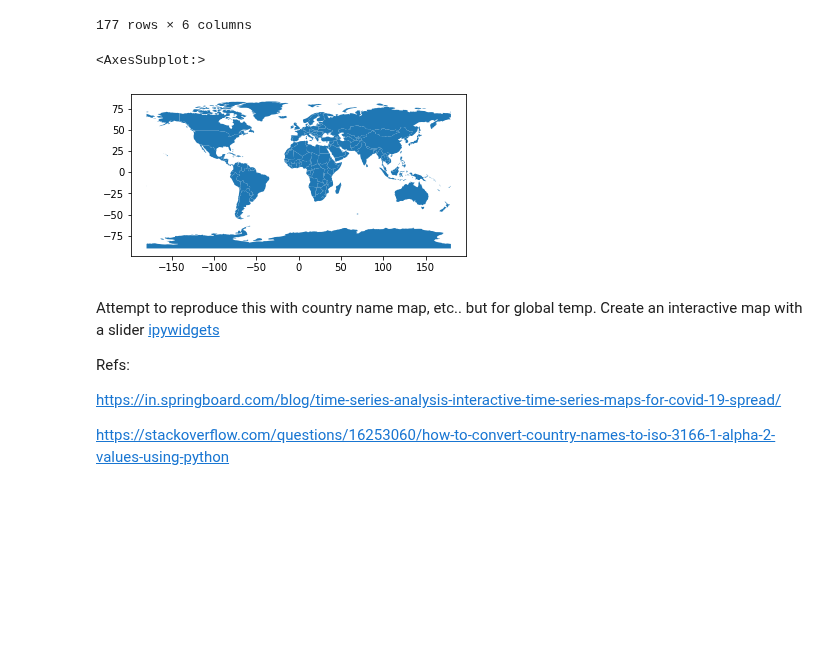
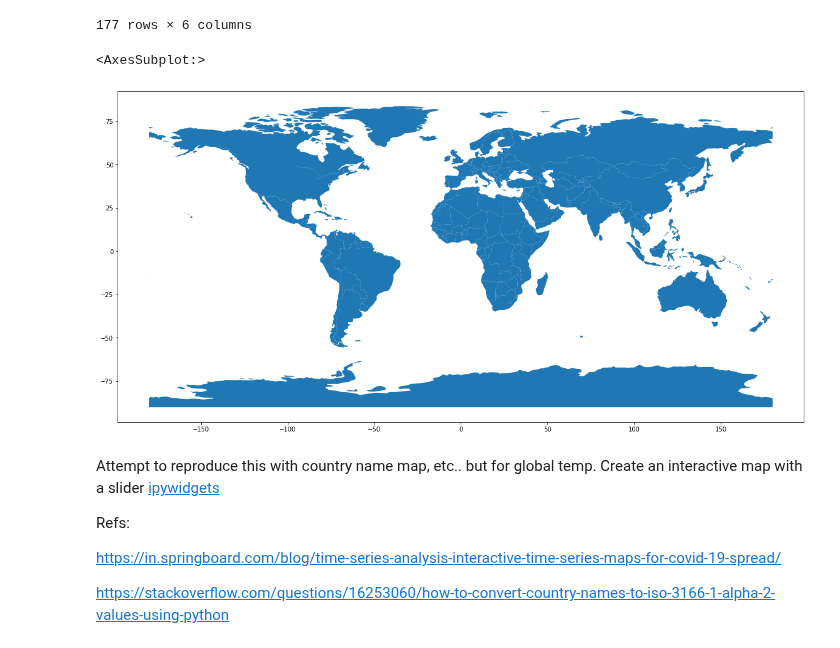
Before and after one commit to mblackstock/ds1-analytics, a Jupyter notebook: projects/Global_Warming.ipynb, the cells around one changed output. Drawn from its saved outputs; the diff is of its cells as text; code cells hidden in the pictures; blank space fills up the shorter version.

```diff
--- a/projects/Global_Warming.ipynb
+++ b/projects/Global_Warming.ipynb
@@ -82,10 +168,10 @@ world
 | 176 | 13026129 | Africa | S. Sudan | SSD | 20880.0 | POLYGON ((30.83385 3.50917, 29.95... |
 177 rows × 6 columns
 # %%
-world.plot()
+world.plot(figsize=(20,20))
 # %% [output]
 <AxesSubplot:>
-[figure, old version]
+[figure, new version]
 # %% [markdown]
 Attempt to reproduce this with country name map, etc.. but for global temp.
 Create an interactive map with a slider [ipywidgets](https://colab.research.google.com/github/jupyter-widgets/ipywidgets/blob/master/docs/source/examples/Using%20Interact.ipynb#scrollTo=Nwm1m14xB5fD)
```
Also changed, not shown: parts of 25 cells of this notebook.
